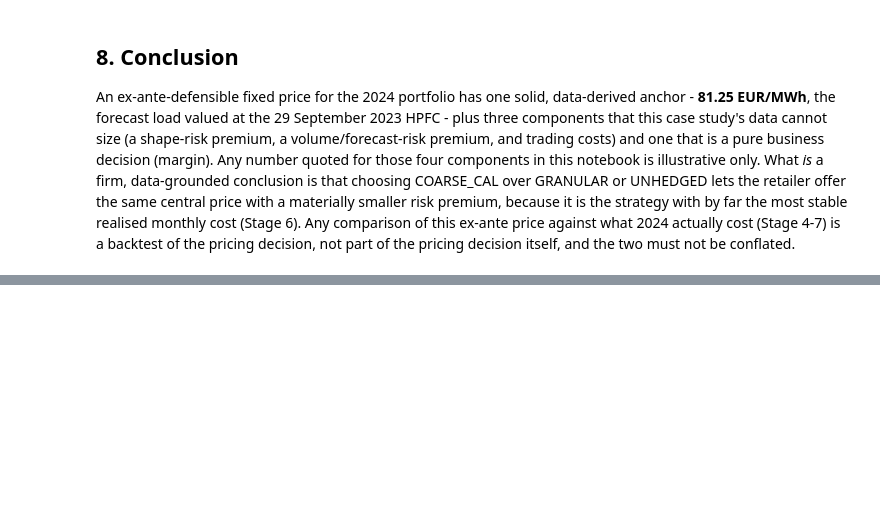
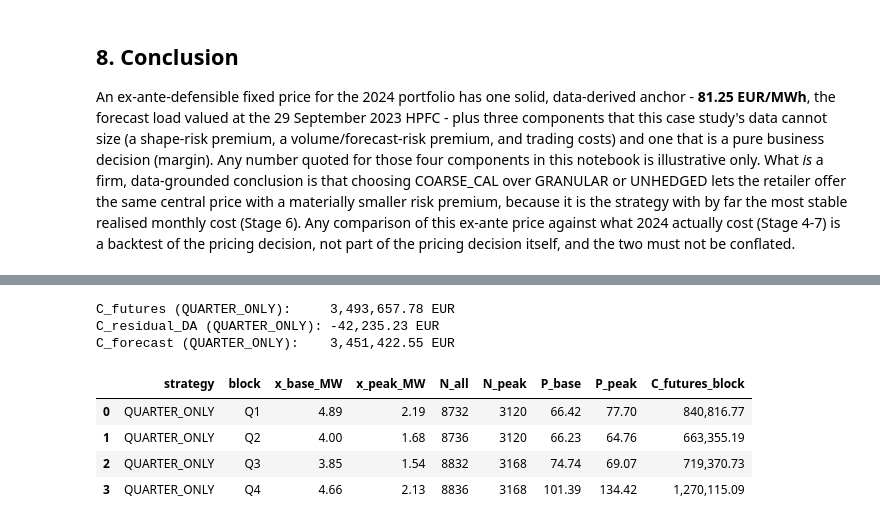
Before and after one commit to OSSI212/power-markets-hedging-final, a Jupyter notebook: notebooks/8_extensions_pricing.ipynb, the cells around one changed output, grey strips where cells are left out. Saved outputs shown, nothing was run; the diff lists cells and outputs as text; code cells hidden in the pictures; blank space fills up the shorter version.

```diff
--- a/notebooks/8_extensions_pricing.ipynb
+++ b/notebooks/8_extensions_pricing.ipynb
@@ -216,0 +275,14 @@ and the two must not be conflated.
+# %%
+quarters = futures[(futures["product_type"] == "QUARTER") & (futures["load_type"] == "BASE")] \
+    .drop_duplicates("delivery_period")[["delivery_period", "delivery_start", "delivery_end_exclusive"]]
+
+quarter_label = pd.Series(index=df.index, dtype=object)
+for _, r in quarters.iterrows():
+    start = pd.Timestamp(r["delivery_start"], tz="Europe/Berlin")
+    end   = pd.Timestamp(r["delivery_end_exclusive"], tz="Europe/Berlin")
+    quarter_label[(df["t_local"] >= start) & (df["t_local"] < end)] = r["delivery_period"]
+df["quarter"] = quarter_label
+
+assert df["quarter"].isna().sum() == 0, "gap in the Q1-Q4 tiling"
+print("quarter-hours per quarter (tiles the year exactly once, no gaps):")
+df["quarter"].value_counts().reindex(["Q1", "Q2", "Q3", "Q4"])
@@ -216,0 +434,32 @@ and the two must not be conflated.
+# %%
+counts = df.groupby("quarter")["is_peak"].agg(N_all="size", N_peak="sum")
+
+price_base = q_products[q_products["load_type"] == "BASE"].set_index("delivery_period")["price_eur_mwh"]
+price_peak = q_products[q_products["load_type"] == "PEAK"].set_index("delivery_period")["price_eur_mwh"]
+
+q_pos = q_positions.copy()
+q_pos["N_all"]  = q_pos["block"].map(counts["N_all"])
+q_pos["N_peak"] = q_pos["block"].map(counts["N_peak"])
+q_pos["P_base"] = q_pos["block"].map(price_base)
+q_pos["P_peak"] = q_pos["block"].map(price_peak)
+q_pos["C_futures_block"] = DT * (q_pos["x_base_MW"] * q_pos["N_all"] * q_pos["P_base"]
+                                  + q_pos["x_peak_MW"] * q_pos["N_peak"] * q_pos["P_peak"])
+
+C_futures_Q = q_pos["C_futures_block"].sum()
+R_DA_Q = df["L"] - df["H_QUARTER_ONLY"]
+C_residual_DA_Q = (R_DA_Q * df["day_ahead_price_eur_mwh"]).sum()
+C_forecast_Q = C_futures_Q + C_residual_DA_Q
+
+print(f"C_futures (QUARTER_ONLY):     {C_futures_Q:,.2f} EUR")
+print(f"C_residual_DA (QUARTER_ONLY): {C_residual_DA_Q:,.2f} EUR")
+print(f"C_forecast (QUARTER_ONLY):    {C_forecast_Q:,.2f} EUR")
+q_pos[["strategy", "block", "x_base_MW", "x_peak_MW", "N_all", "N_peak", "P_base", "P_peak", "C_futures_block"]]
+# %% [output]
+C_futures (QUARTER_ONLY):     3,493,657.78 EUR
+C_residual_DA (QUARTER_ONLY): -42,235.23 EUR
+C_forecast (QUARTER_ONLY):    3,451,422.55 EUR
+|  | strategy | block | x_base_MW | x_peak_MW | N_all | N_peak | P_base | P_peak | C_futures_block |
+| 0 | QUARTER_ONLY | Q1 | 4.89 | 2.19 | 8732 | 3120 | 66.42 | 77.70 | 840,816.77 |
+| 1 | QUARTER_ONLY | Q2 | 4.00 | 1.68 | 8736 | 3120 | 66.23 | 64.76 | 663,355.19 |
+| 2 | QUARTER_ONLY | Q3 | 3.85 | 1.54 | 8832 | 3168 | 74.74 | 69.07 | 719,370.73 |
+| 3 | QUARTER_ONLY | Q4 | 4.66 | 2.13 | 8836 | 3168 | 101.39 | 134.42 | 1,270,115.09 |
```
Also changed, not shown: parts of 21 cells of this notebook, 3 other files.
